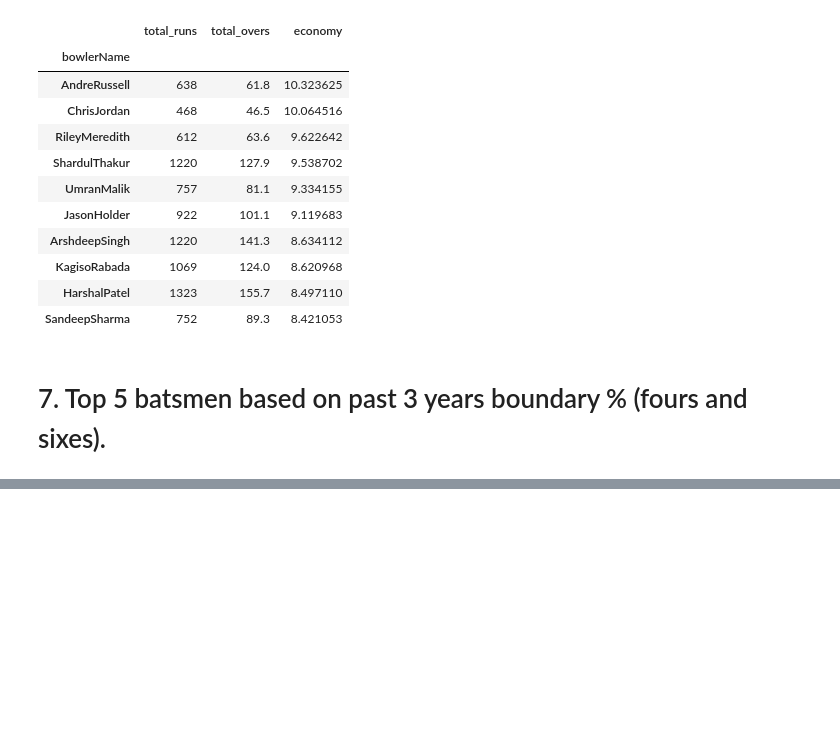
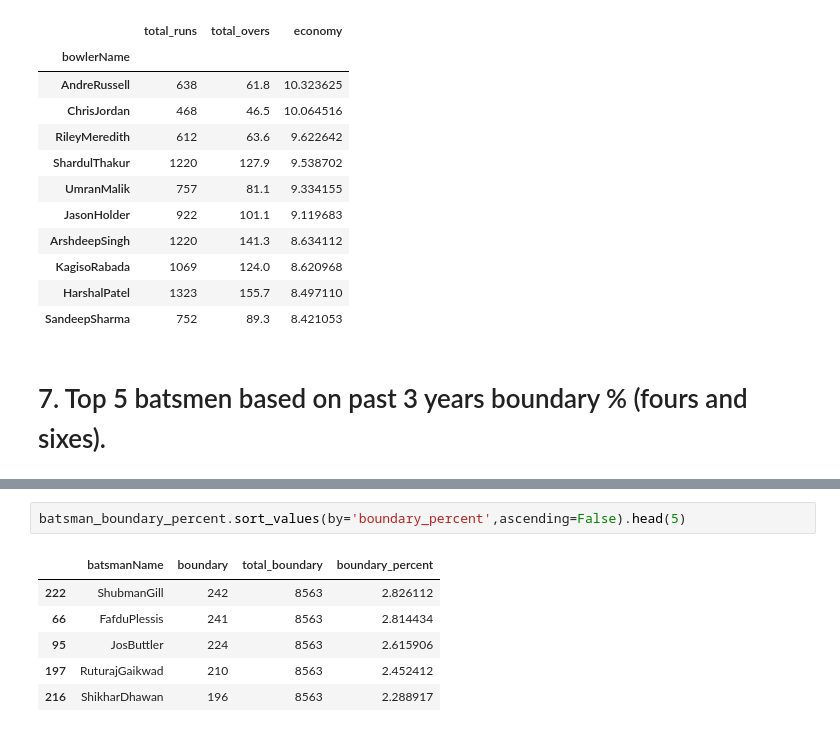
Before and after one commit to sourabhms66/ipl_2024, a Jupyter notebook: codes.ipynb, the cells around one changed output, grey strips where cells are left out. Drawn from its saved outputs; the diff is of its cells as text; blank space fills up the shorter version.

```diff
--- a/codes.ipynb
+++ b/codes.ipynb
@@ -802,0 +879,9 @@ bowler_top_10_economy.sort_values(by='economy',ascending=False).head(10)
+# %%
+batsman_boundary_percent.sort_values(by='boundary_percent',ascending=False).head(5)
+# %% [output]
+|  | batsmanName | boundary | total_boundary | boundary_percent |
+| 222 | ShubmanGill | 242 | 8563 | 2.826112 |
+| 66 | FafduPlessis | 241 | 8563 | 2.814434 |
+| 95 | JosButtler | 224 | 8563 | 2.615906 |
+| 197 | RuturajGaikwad | 210 | 8563 | 2.452412 |
+| 216 | ShikharDhawan | 196 | 8563 | 2.288917 |
```
Also changed, not shown: parts of 10 cells of this notebook.
